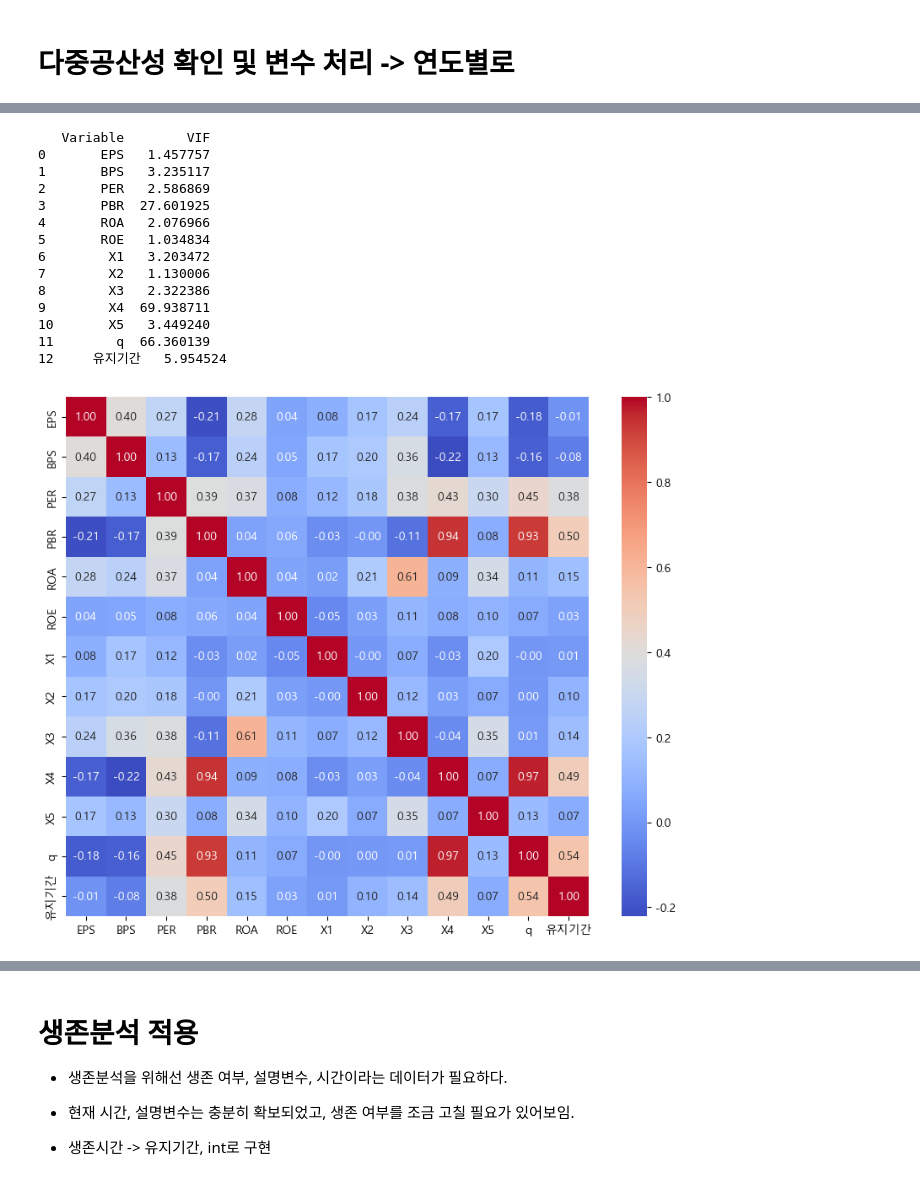
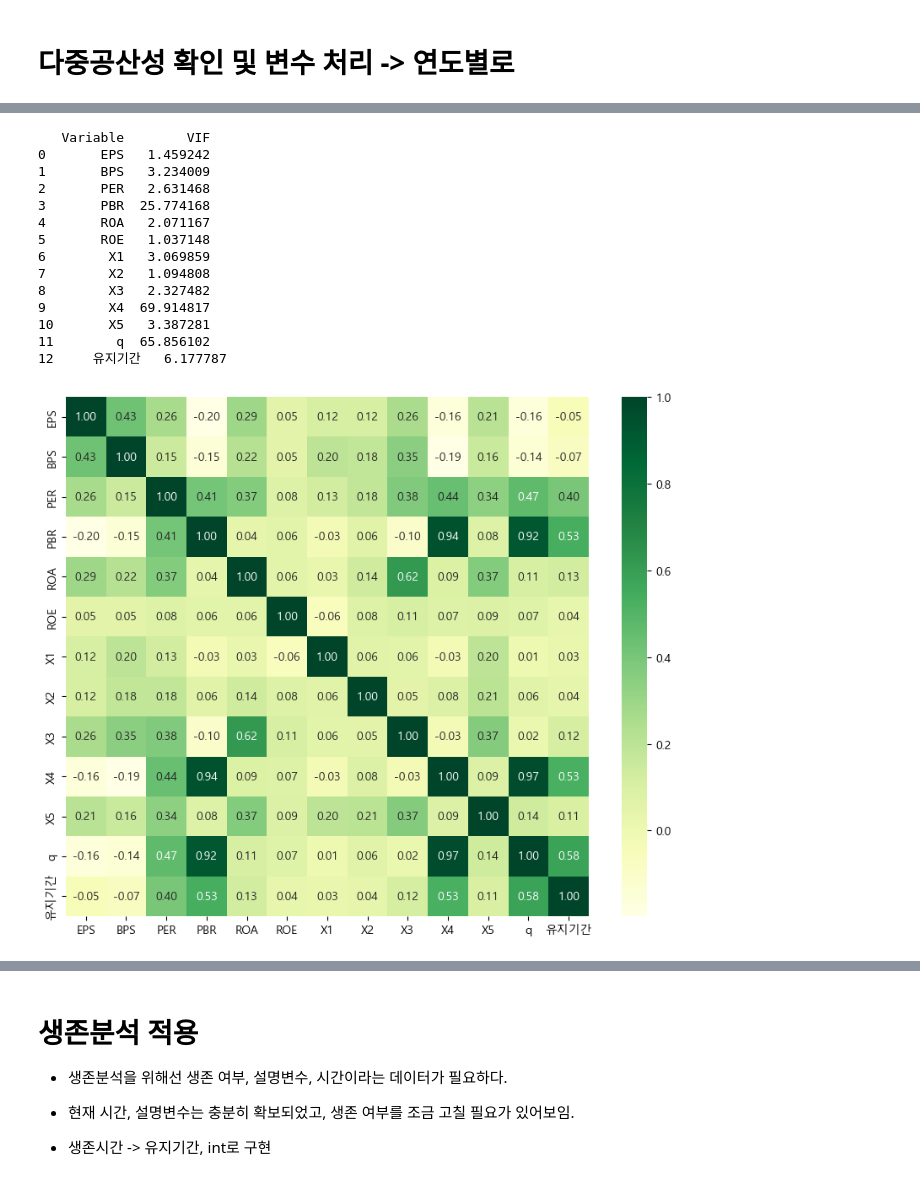
Before and after one commit to shs1018/iM_DiGital_Banker_academy, a Jupyter notebook: DB_PPI/PJ4_suv_analyse.ipynb, the cells around one changed output, grey strips where cells are left out. Cells and saved outputs as stored; diff of their text form; code cells hidden in the pictures.

```diff
--- a/DB_PPI/PJ4_suv_analyse.ipynb
+++ b/DB_PPI/PJ4_suv_analyse.ipynb
@@ -258,37 +258,37 @@ plt.show()
 # %%
 # 독립변수(연속형 변수)만 포함한 데이터프레임 선택
-X = df_2021_index_log.select_dtypes(include=['number'])  # 숫자형 변수만 선택
+X = df_2023_index_log.select_dtypes(include=['number'])  # 숫자형 변수만 선택
 
 # VIF 계산
 vif_df = pd.DataFrame()
 vif_df["Variable"] = X.columns
 vif_df["VIF"] = [variance_inflation_factor(X.values, i) for i in range(X.shape[1])]
 
 # 결과 출력
 print(vif_df)
 
 # Heatmap
 plt.figure(figsize=(10, 8))
-sns.heatmap(X.corr(), annot=True, cmap="coolwarm", fmt=".2f")
+sns.heatmap(X.corr(), annot=True, cmap="YlGn", fmt=".2f")
 plt.show()
 
 # PBR, ROA 삭제제
 # %% [output]
    Variable        VIF
-0       EPS   1.457757
-1       BPS   3.235117
-2       PER   2.586869
-3       PBR  27.601925
-4       ROA   2.076966
-5       ROE   1.034834
-6        X1   3.203472
-7        X2   1.130006
-8        X3   2.322386
-9        X4  69.938711
-10       X5   3.449240
-11        q  66.360139
-12     유지기간   5.954524
+0       EPS   1.459242
+1       BPS   3.234009
+2       PER   2.631468
+3       PBR  25.774168
+4       ROA   2.071167
+5       ROE   1.037148
+6        X1   3.069859
+7        X2   1.094808
+8        X3   2.327482
+9        X4  69.914817
+10       X5   3.387281
+11        q  65.856102
+12     유지기간   6.177787
-[figure, old version]
+[figure, new version]
 # %%
 # 2021, 2023년은 ROA 와 PBR를 제외하고 돌려보자.
 # 2022년은 EPS, BPS 삭제
```
Also changed, not shown: parts of 17 cells of this notebook, 4 other files.
